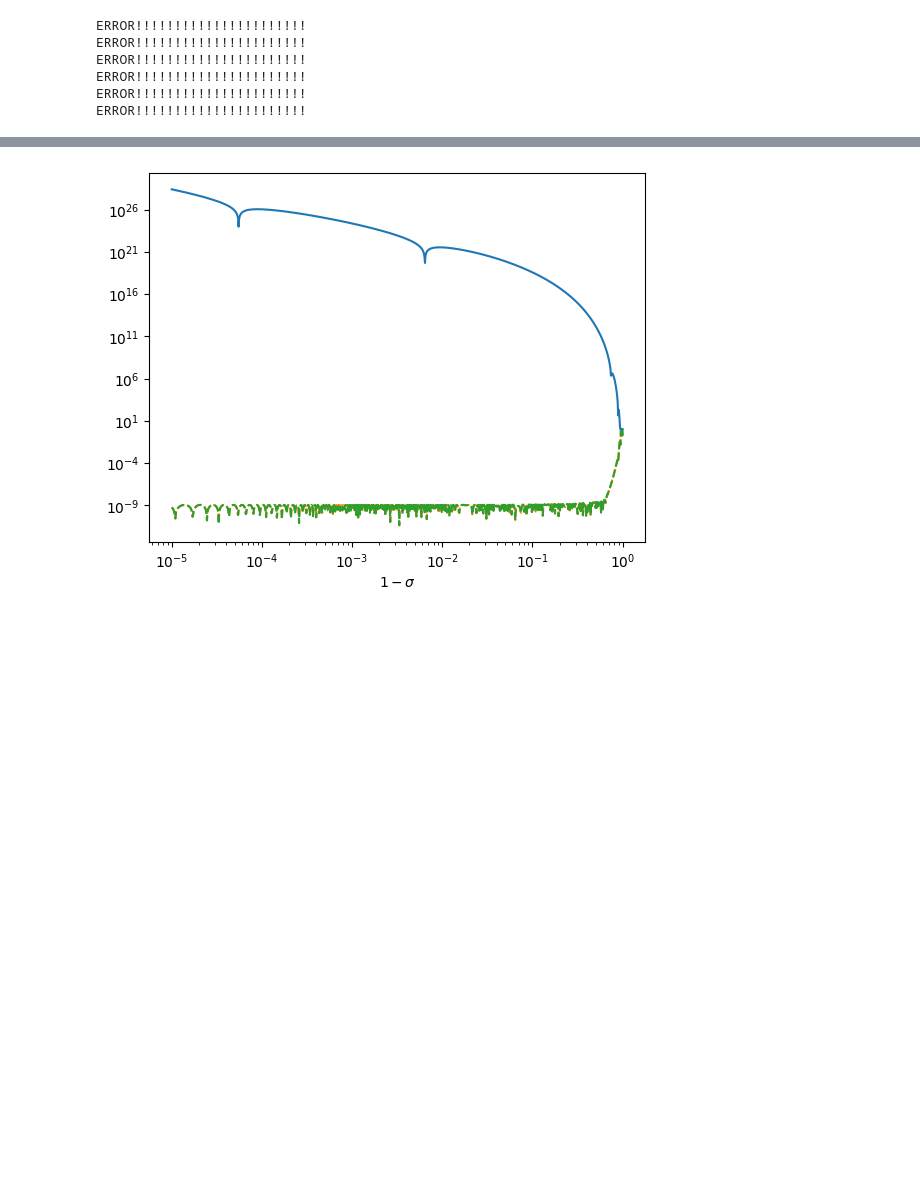
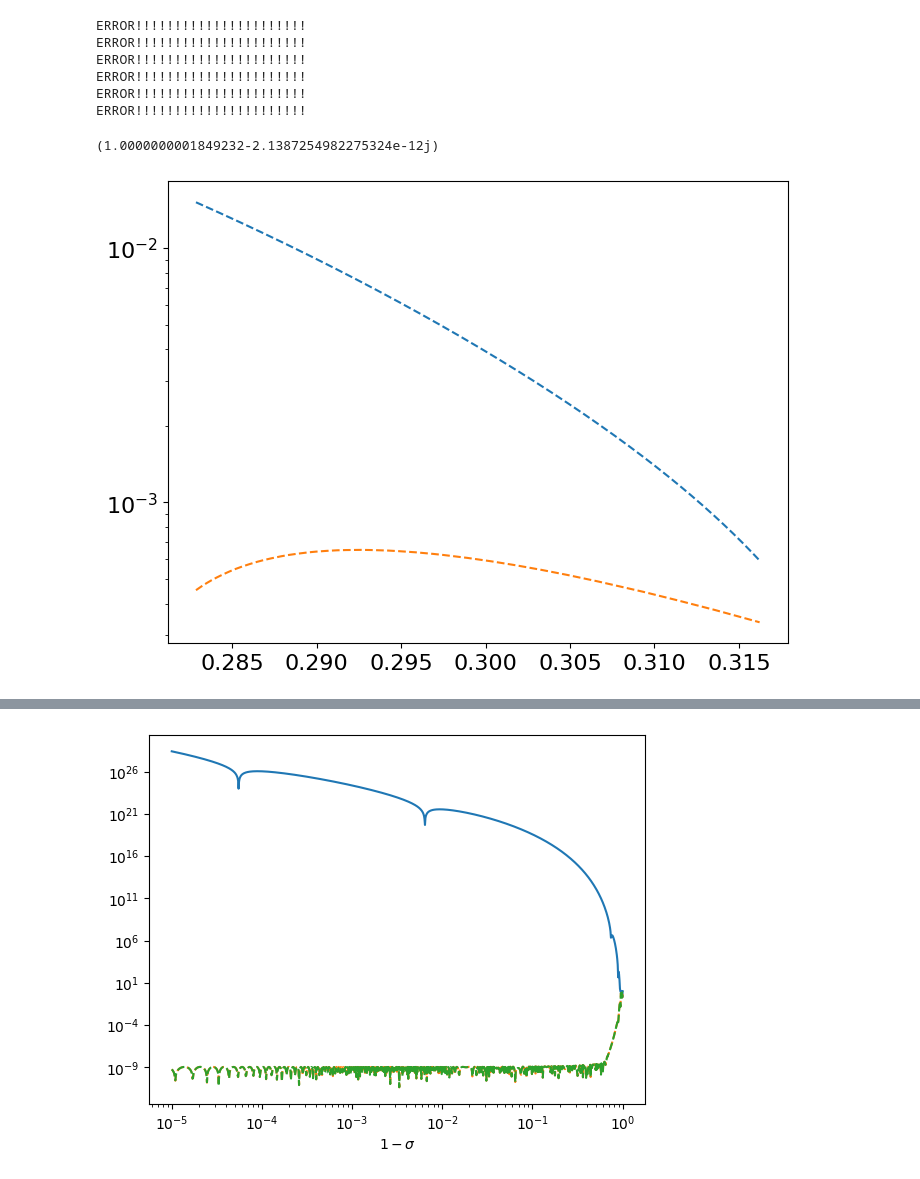
Before and after one commit to znasipak/hbl-teukolsky, a Jupyter notebook: scratch.ipynb, the cells around one changed output, grey strips where cells are left out. Drawn from its saved outputs; the diff is of its cells as text; code cells hidden in the pictures; blank space fills up the shorter version.

```diff
--- a/scratch.ipynb
+++ b/scratch.ipynb
@@ -154,4 +157,17 @@ ERROR!!!!!!!!!!!!!!!!!!!!!!
 ERROR!!!!!!!!!!!!!!!!!!!!!!
 ERROR!!!!!!!!!!!!!!!!!!!!!!
 ERROR!!!!!!!!!!!!!!!!!!!!!!
+# %%
+Psi6up(1)*Psi6in(0) -  Psi6in(1)*Psi6up(0)
+# %% [output]
+(1.0000000001849232-2.1387254982275324e-12j)
+# %%
+sigmas = np.linspace(0.08, 0.1, 1000)
+# plt.plot(sigmas, np.abs(Psi3(sigmas).real))
+# plt.plot(sigmas, np.abs(Psi5(sigmas).real), '--')
+plt.plot(sigmas**(0.5), np.abs(Psi6in(sigmas).real), '--')
+plt.plot(sigmas**(0.5), np.abs(Psi6up(sigmas).real), '--')
+plt.yscale('log')
+# %% [output]
+[figure, added]
 # %%
```
Also changed, not shown: parts of 31 cells of this notebook, 13 other files.
